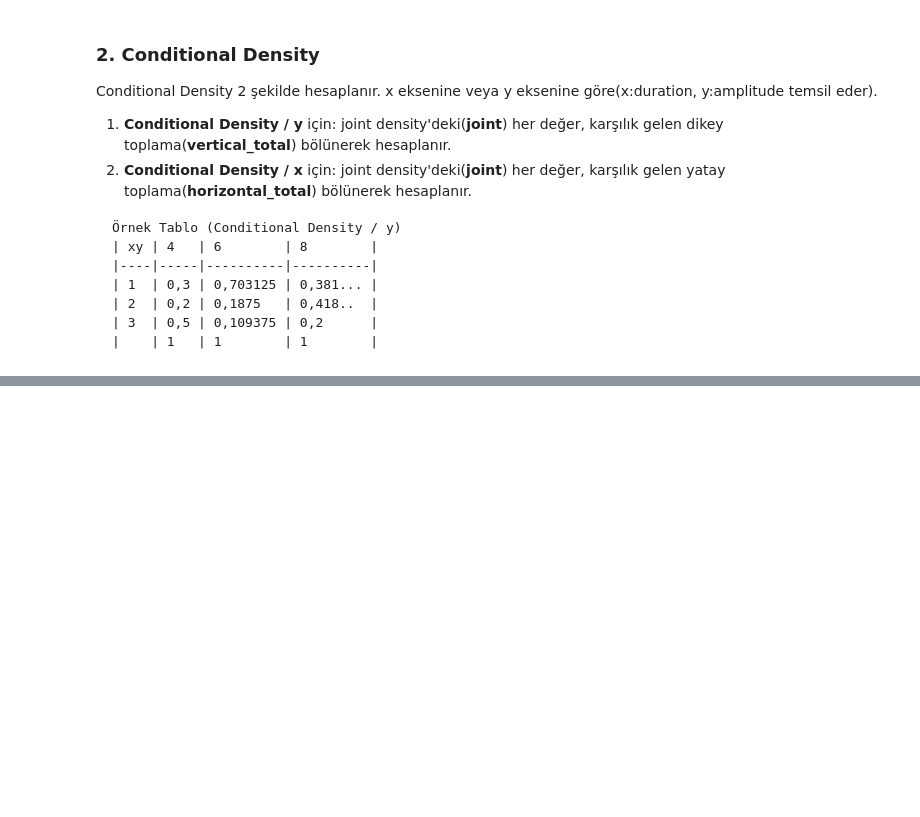
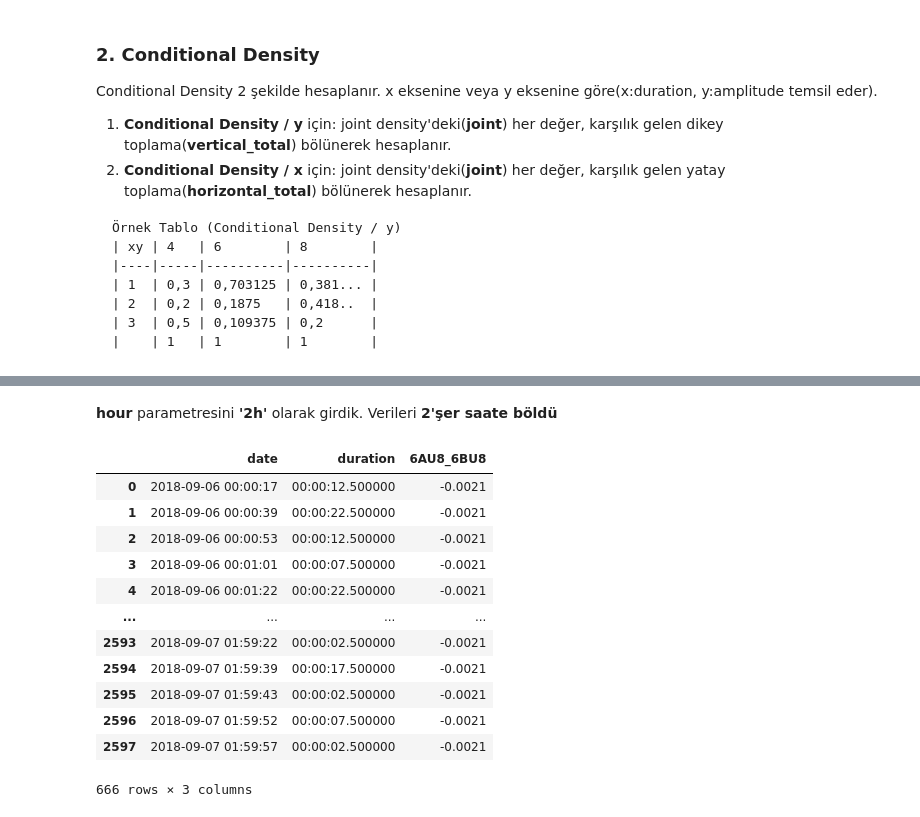
Before and after one commit to birdalugur/cefis2, a Jupyter notebook: main.ipynb, the cells around one changed output, grey strips where cells are left out. Saved outputs shown, nothing was run; the diff lists cells and outputs as text; code cells hidden in the pictures; blank space fills up the shorter version.

```diff
--- a/main.ipynb
+++ b/main.ipynb
@@ -512,0 +451,19 @@ x
+# %% [markdown]
+**hour** parametresini **'2h'** olarak girdik. Verileri **2'şer saate böldü**
+# %%
+#00:00:00-01:59:59 arasını aşağıdaki gibi alabiliriz. Bunun için get_group kullanacağız
+ab_grup.get_group(0)
+# %% [output]
+|  | date | duration | 6AU8_6BU8 |
+| 0 | 2018-09-06 00:00:17 | 00:00:12.500000 | -0.0021 |
+| 1 | 2018-09-06 00:00:39 | 00:00:22.500000 | -0.0021 |
+| 2 | 2018-09-06 00:00:53 | 00:00:12.500000 | -0.0021 |
+| 3 | 2018-09-06 00:01:01 | 00:00:07.500000 | -0.0021 |
+| 4 | 2018-09-06 00:01:22 | 00:00:22.500000 | -0.0021 |
+| ... | ... | ... | ... |
+| 2593 | 2018-09-07 01:59:22 | 00:00:02.500000 | -0.0021 |
+| 2594 | 2018-09-07 01:59:39 | 00:00:17.500000 | -0.0021 |
+| 2595 | 2018-09-07 01:59:43 | 00:00:02.500000 | -0.0021 |
+| 2596 | 2018-09-07 01:59:52 | 00:00:07.500000 | -0.0021 |
+| 2597 | 2018-09-07 01:59:57 | 00:00:02.500000 | -0.0021 |
+666 rows × 3 columns
```
Also changed, not shown: parts of 16 cells of this notebook, 1 other file.
